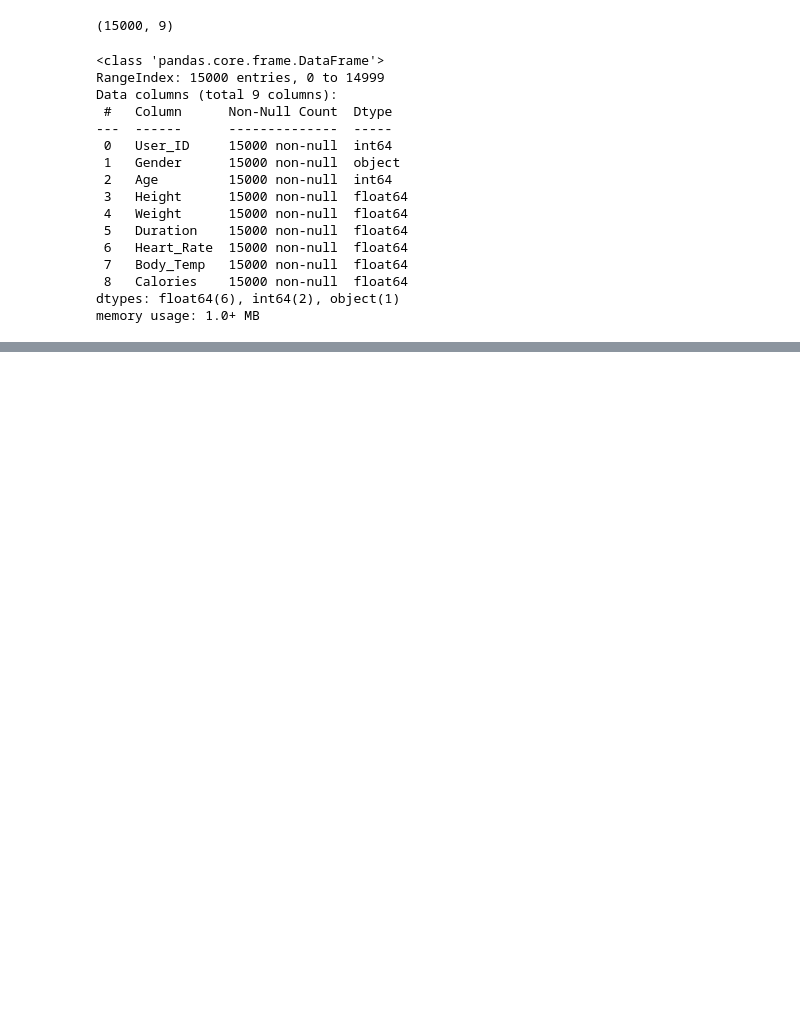
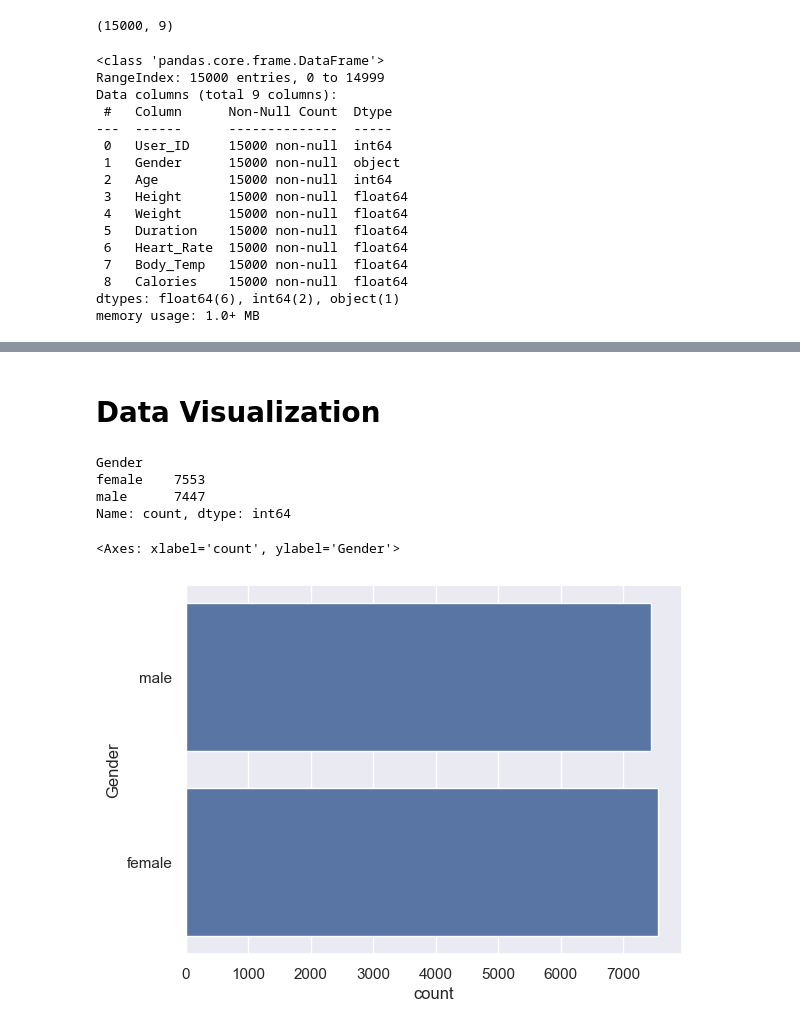
Before and after one commit to Abbasam8910/Machine-Learning-Tutorial, a Jupyter notebook: Day 40/Calories Burnt Prediction.ipynb, the cells around one changed output, grey strips where cells are left out. Saved outputs shown, nothing was run; the diff lists cells and outputs as text; code cells hidden in the pictures; blank space fills up the shorter version.

Commit message:
Day 40 Calories Burnt Prediction Data Visualization

```diff
--- a/Day 40/Calories Burnt Prediction.ipynb
+++ b/Day 40/Calories Burnt Prediction.ipynb
@@ -87,3 +87,20 @@ calorie_data.describe()
 | 50% | 1.499728e+07 | 39.000000 | 175.000000 | 74.000000 | 16.000000 | 96.000000 | 40.200000 | 79.000000 |
 | 75% | 1.744928e+07 | 56.000000 | 185.000000 | 87.000000 | 23.000000 | 103.000000 | 40.600000 | 138.000000 |
 | max | 1.999965e+07 | 79.000000 | 222.000000 | 132.000000 | 30.000000 | 128.000000 | 41.500000 | 314.000000 |
+# %% [markdown]
+# Data Visualization
+# %%
+sns.set()
+# %%
+calorie_data['Gender'].value_counts()
+# %% [output]
+Gender
+female    7553
+male      7447
+Name: count, dtype: int64
+# %%
+# Plotting gender col in count plot
+sns.countplot(calorie_data['Gender'])
+# %% [output]
+<Axes: xlabel='count', ylabel='Gender'>
+[figure, added]
```
Also changed, not shown: parts of 10 cells of this notebook.
